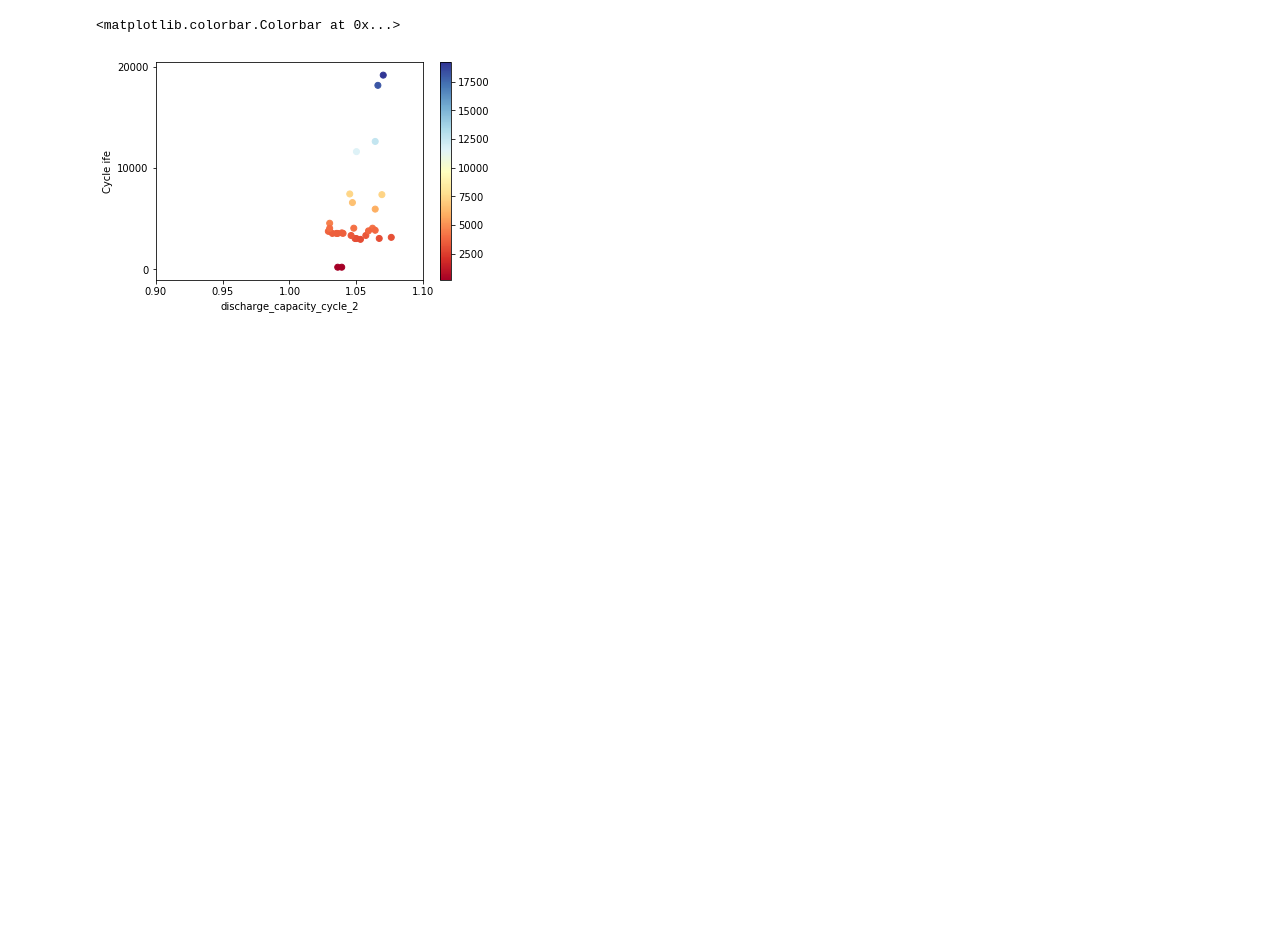
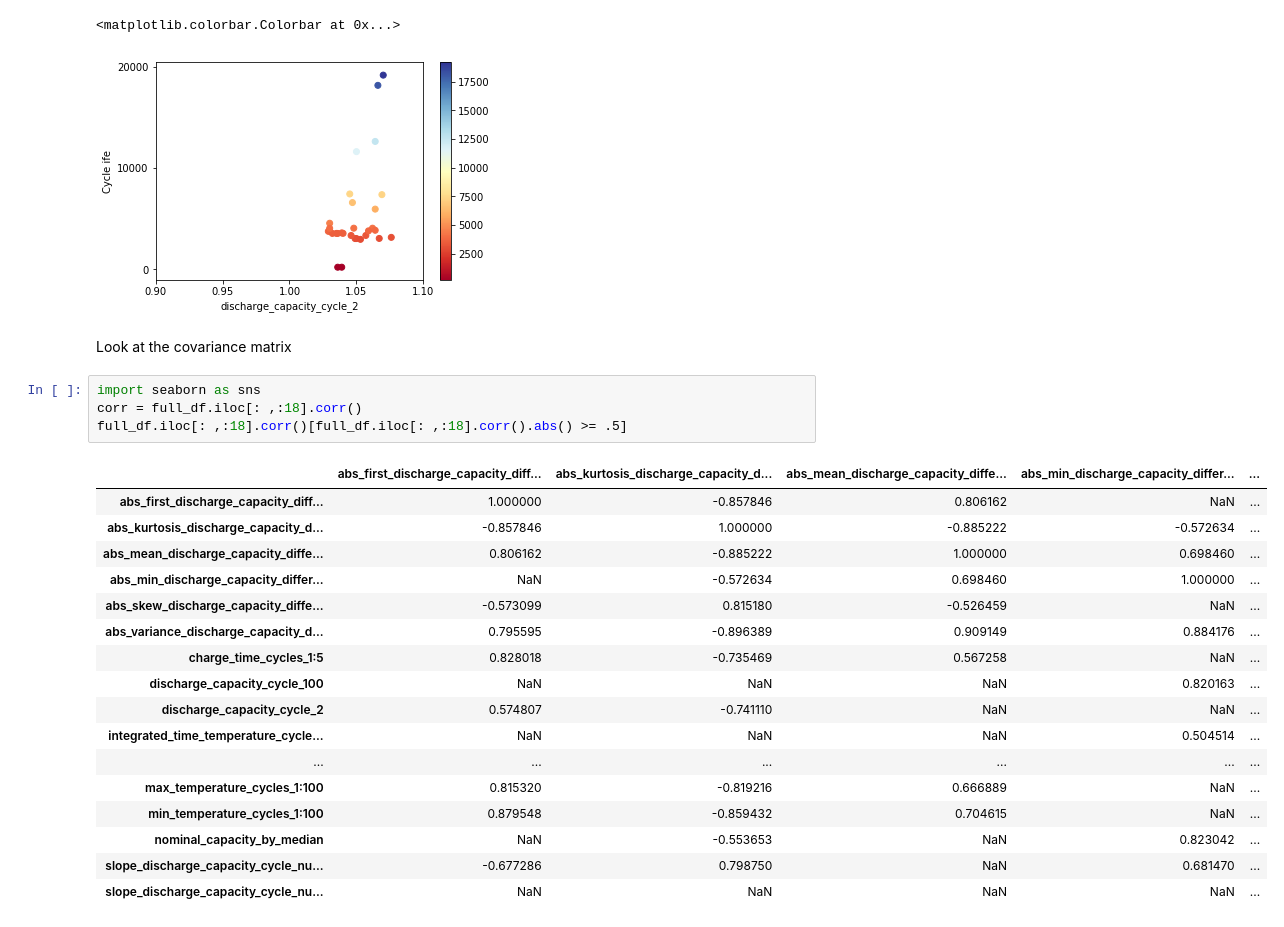
Before and after one commit to ayakkala1/TRI-Capstone, a Jupyter notebook: NewData/EDA.ipynb, the cells around one changed output. Saved outputs shown, nothing was run; the diff lists cells and outputs as text; blank space fills up the shorter version.

```diff
--- a/NewData/EDA.ipynb
+++ b/NewData/EDA.ipynb
@@ -177,3 +179,27 @@ plt.colorbar()
 # %% [output]
 <matplotlib.colorbar.Colorbar at 0x...>
 [figure]
+# %% [markdown]
+Look at the covariance matrix
+# %%
+import seaborn as sns
+corr = full_df.iloc[: ,:18].corr()
+full_df.iloc[: ,:18].corr()[full_df.iloc[: ,:18].corr().abs() >= .5]
+# %% [output]
+|  | abs_first_discharge_capacity_diff... | abs_kurtosis_discharge_capacity_d... | abs_mean_discharge_capacity_diffe... | abs_min_discharge_capacity_differ... | ... |
+| abs_first_discharge_capacity_diff... | 1.000000 | -0.857846 | 0.806162 | NaN | ... |
+| abs_kurtosis_discharge_capacity_d... | -0.857846 | 1.000000 | -0.885222 | -0.572634 | ... |
+| abs_mean_discharge_capacity_diffe... | 0.806162 | -0.885222 | 1.000000 | 0.698460 | ... |
+| abs_min_discharge_capacity_differ... | NaN | -0.572634 | 0.698460 | 1.000000 | ... |
+| abs_skew_discharge_capacity_diffe... | -0.573099 | 0.815180 | -0.526459 | NaN | ... |
+| abs_variance_discharge_capacity_d... | 0.795595 | -0.896389 | 0.909149 | 0.884176 | ... |
+| charge_time_cycles_1:5 | 0.828018 | -0.735469 | 0.567258 | NaN | ... |
+| discharge_capacity_cycle_100 | NaN | NaN | NaN | 0.820163 | ... |
+| discharge_capacity_cycle_2 | 0.574807 | -0.741110 | NaN | NaN | ... |
+| integrated_time_temperature_cycle... | NaN | NaN | NaN | 0.504514 | ... |
+| ... | ... | ... | ... | ... | ... |
+| max_temperature_cycles_1:100 | 0.815320 | -0.819216 | 0.666889 | NaN | ... |
+| min_temperature_cycles_1:100 | 0.879548 | -0.859432 | 0.704615 | NaN | ... |
+| nominal_capacity_by_median | NaN | -0.553653 | NaN | 0.823042 | ... |
+| slope_discharge_capacity_cycle_nu... | -0.677286 | 0.798750 | NaN | 0.681470 | ... |
+| slope_discharge_capacity_cycle_nu... | NaN | NaN | NaN | NaN | ... |
```
Also changed, not shown: parts of 3 cells of this notebook.
